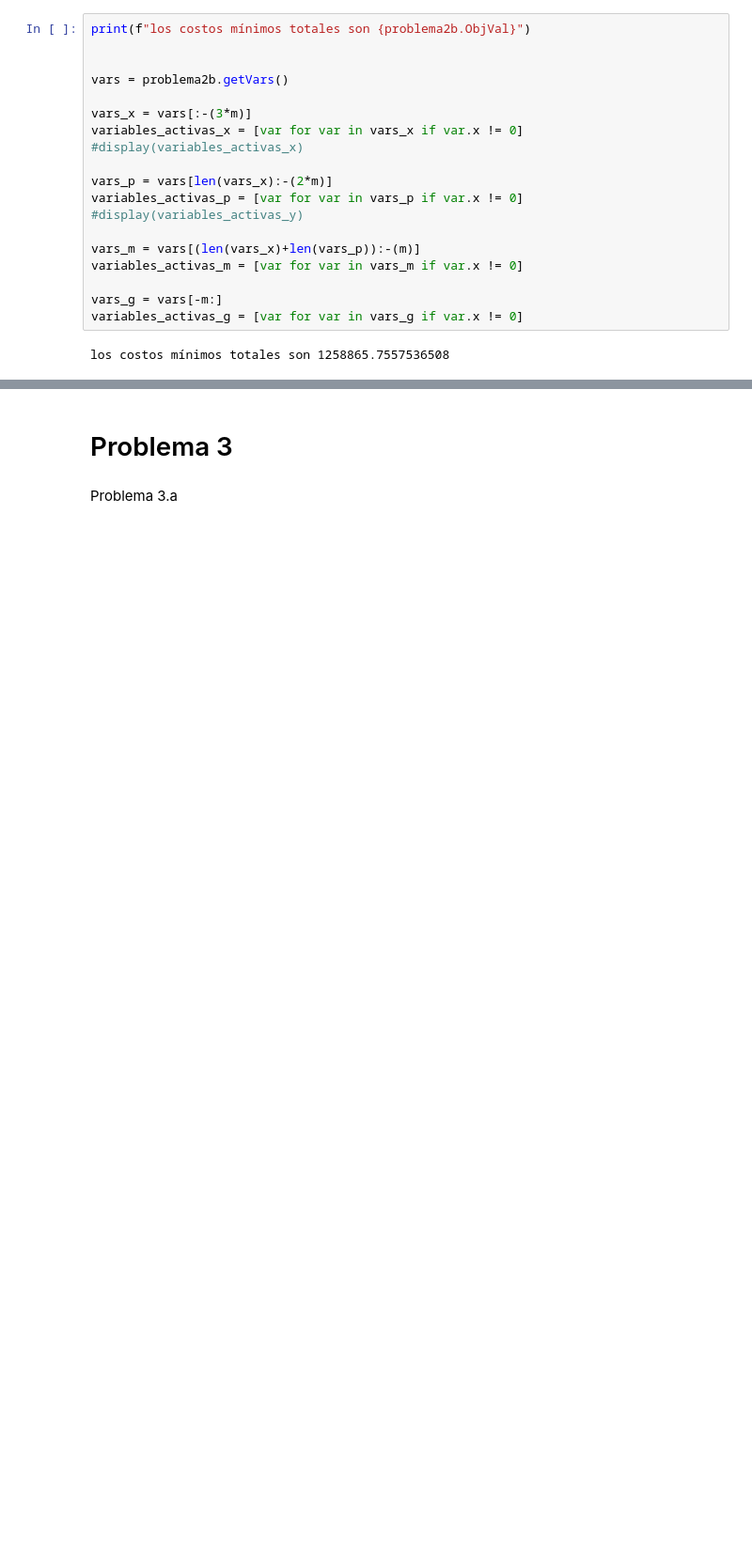
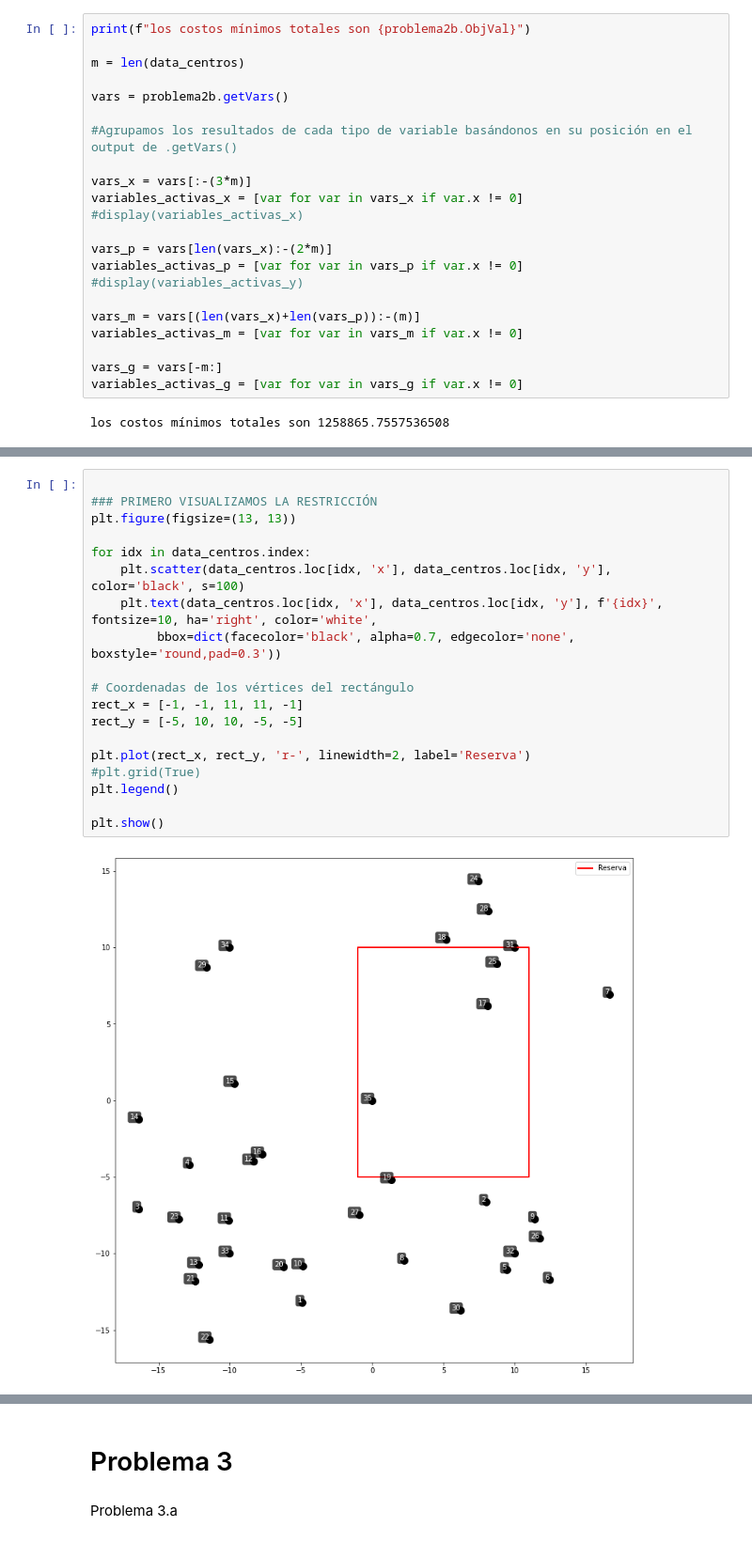
Before and after one commit to Mario-Rivera-A/Tarea1_GOA, a Jupyter notebook: tarea1.ipynb, the cells around one changed output, grey strips where cells are left out. Shown at 94% size. Drawn from its saved outputs; the diff is of its cells as text; blank space fills up the shorter version.

```diff
--- a/tarea1.ipynb
+++ b/tarea1.ipynb
@@ -826,8 +825,11 @@ Best objective 1.258865755754e+06, best bound 1.258865755754e+06, gap 0.0000%
 # %%
 print(f"los costos mínimos totales son {problema2b.ObjVal}")
 
+m = len(data_centros)
 
 vars = problema2b.getVars()
+
+#Agrupamos los resultados de cada tipo de variable basándonos en su posición en el output de .getVars()
 
 vars_x = vars[:-(3*m)]
 variables_activas_x = [var for var in vars_x if var.x != 0]
@@ -981,0 +995,21 @@ plt.show()
+# %%
+
+### PRIMERO VISUALIZAMOS LA RESTRICCIÓN
+plt.figure(figsize=(13, 13))
+
+for idx in data_centros.index:
+    plt.scatter(data_centros.loc[idx, 'x'], data_centros.loc[idx, 'y'], color='black', s=100)
+    plt.text(data_centros.loc[idx, 'x'], data_centros.loc[idx, 'y'], f'{idx}', fontsize=10, ha='right', color='white',
+         bbox=dict(facecolor='black', alpha=0.7, edgecolor='none', boxstyle='round,pad=0.3'))
+
+# Coordenadas de los vértices del rectángulo
+rect_x = [-1, -1, 11, 11, -1]
+rect_y = [-5, 10, 10, -5, -5]
+
+plt.plot(rect_x, rect_y, 'r-', linewidth=2, label='Reserva')
+#plt.grid(True)
+plt.legend()
+
+plt.show()
+# %% [output]
+[figure, added]
```
Also changed, not shown: parts of 15 cells of this notebook.
